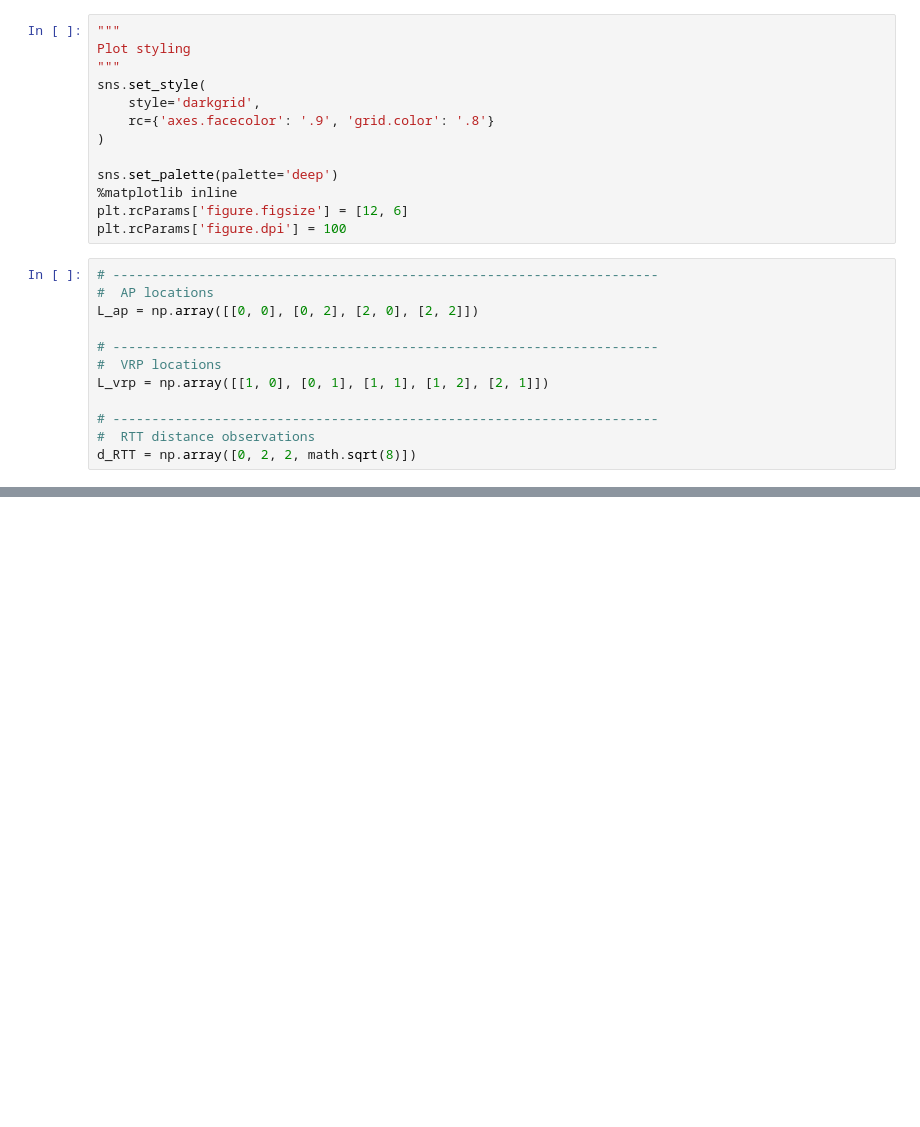
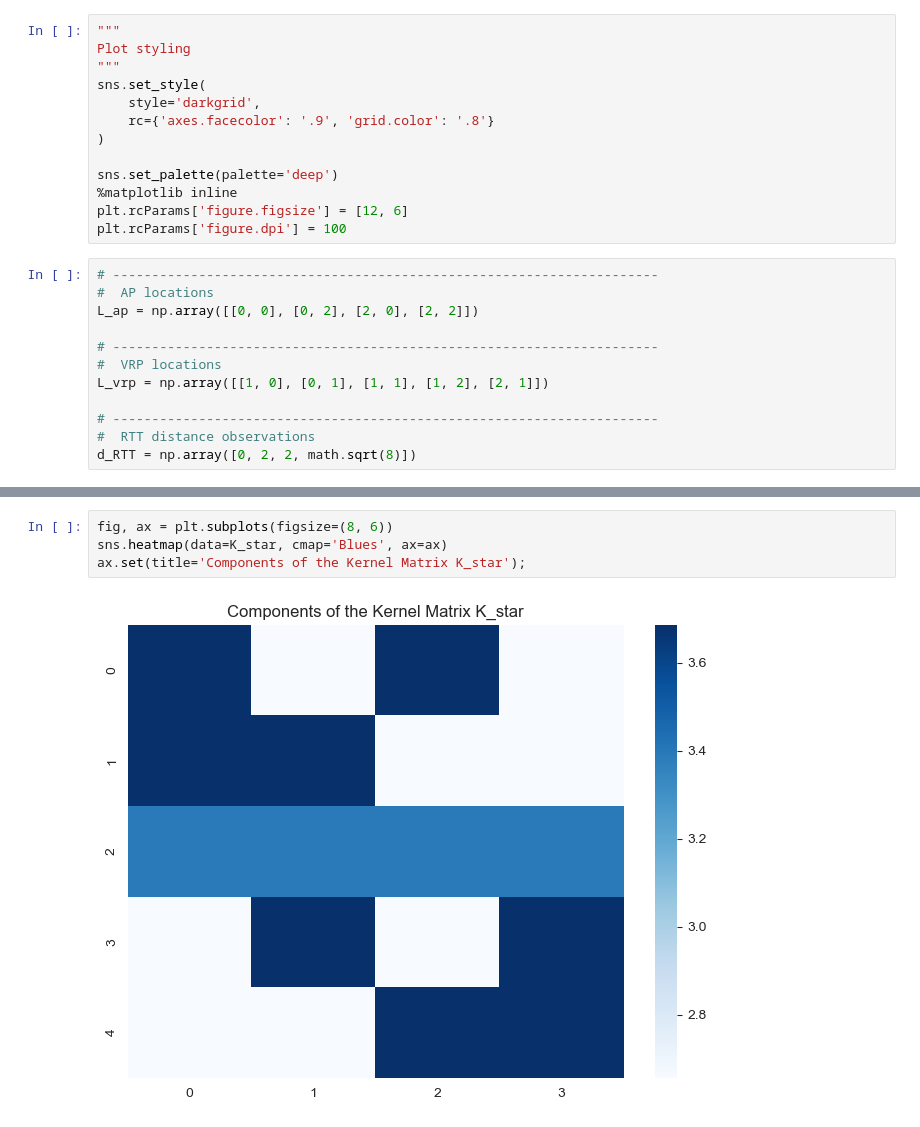
Before and after one commit to carlogattuso/Indoor_Positioning_RTT_GPR, a Jupyter notebook: src/gpr-test.ipynb, the cells around one changed output, grey strips where cells are left out. Drawn from its saved outputs; the diff is of its cells as text; blank space fills up the shorter version.

```diff
--- a/src/gpr-test.ipynb
+++ b/src/gpr-test.ipynb
@@ -40,0 +103,6 @@ d_RTT = np.array([0, 2, 2, math.sqrt(8)])
+# %%
+fig, ax = plt.subplots(figsize=(8, 6))
+sns.heatmap(data=K_star, cmap='Blues', ax=ax)
+ax.set(title='Components of the Kernel Matrix K_star');
+# %% [output]
+[figure, added]
```
Also changed, not shown: parts of 9 cells of this notebook, 2 other files.
